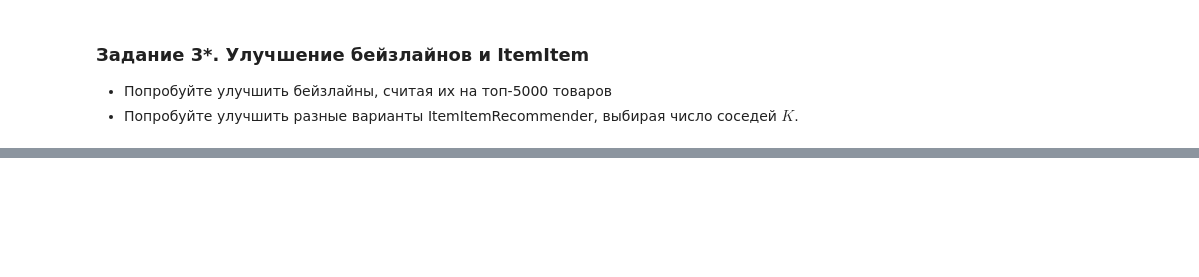
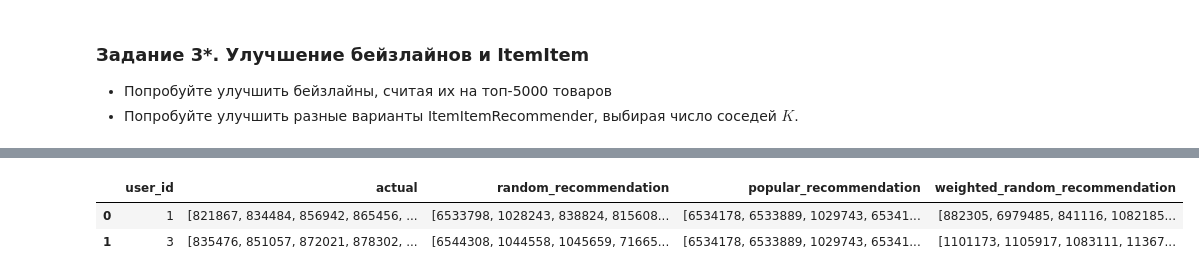
Before and after one commit to Anbionchik/Git_brain_lessons, a Jupyter notebook: Rec systems/Les2/hw_webinar_2.ipynb, the cells around one changed output, grey strips where cells are left out. Saved outputs shown, nothing was run; the diff lists cells and outputs as text; code cells hidden in the pictures; blank space fills up the shorter version.

```diff
--- a/Rec systems/Les2/hw_webinar_2.ipynb
+++ b/Rec systems/Les2/hw_webinar_2.ipynb
@@ -113,0 +146,8 @@ result.head(2)
+# %%
+%%time
+item_weights = data.groupby('item_id')['sales_value'].sum().reset_index()
+item_weights['weight'] = item_weights['sales_value'] / item_weights['sales_value'].sum()
+
+result['weighted_random_recommendation'] = result['user_id'].apply(lambda x: weighted_random_recommendation(item_weights, n=5))
+result.head(2)
+# %% [output]
@@ -113,0 +156,3 @@ result.head(2)
+|  | user_id | actual | random_recommendation | popular_recommendation | weighted_random_recommendation |
+| 0 | 1 | [821867, 834484, 856942, 865456, ... | [6533798, 1028243, 838824, 815608... | [6534178, 6533889, 1029743, 65341... | [882305, 6979485, 841116, 1082185... |
+| 1 | 3 | [835476, 851057, 872021, 878302, ... | [6544308, 1044558, 1045659, 71665... | [6534178, 6533889, 1029743, 65341... | [1101173, 1105917, 1083111, 11367... |
```
Also changed, not shown: parts of 20 cells of this notebook.
